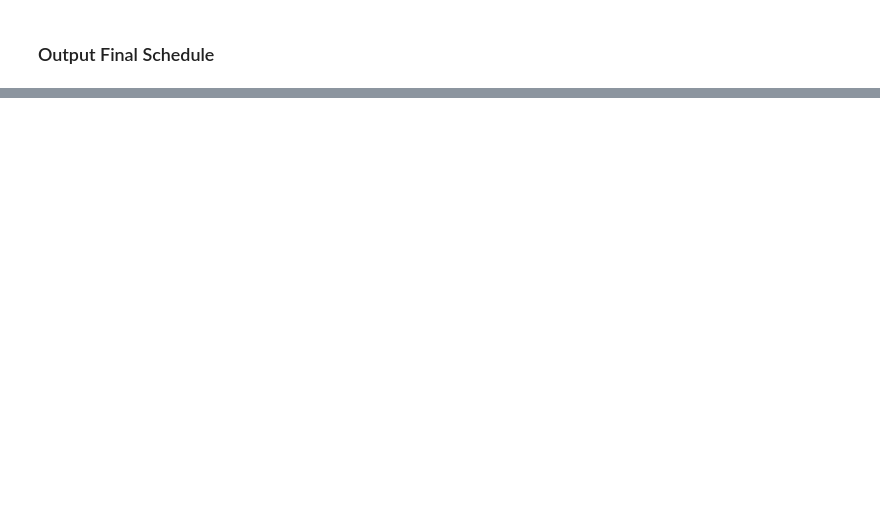
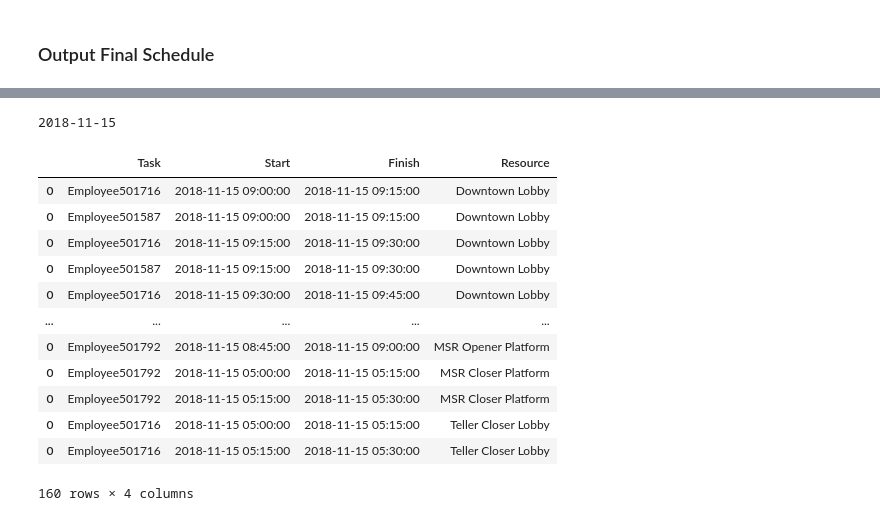
Before and after one commit to hasalfernando/kronos-scheduling-optimization, a Jupyter notebook: scheduling-optimization.ipynb, the cells around one changed output, grey strips where cells are left out. Cells and saved outputs as stored; diff of their text form; code cells hidden in the pictures; blank space fills up the shorter version.

```diff
--- a/scheduling-optimization.ipynb
+++ b/scheduling-optimization.ipynb
@@ -432,11 +463,11 @@ for Employee in Employees:
 # %% [markdown]
 #### 8. Weekly Max days
 # %%
-# for Employee in Employees:
-#     model.constraints.add(
-#         EmpWeeklyMaxDays[Employee] >= sum(
-#             model.dayWorks[Employee, Day] for Day in Days)
-#     )
+for Employee in Employees:
+    model.constraints.add(
+        EmpWeeklyMaxDays[Employee] >= sum(
+            model.dayWorks[Employee, Day] for Day in Days)
+    )
 # %% [markdown]
 #### Link employee assignment for timeslot with employee assignment for day
 # %%
@@ -483,3 +529,17 @@ for (Employee, Day, TSlot, Assignment) in PinnedTaskList:
+# %%
+# Add constraint to model according to the eligibility
+
+# Eligible employees
+for (Day, Employee) in eligibleList:
+    model.constraints.add(
+        1 == model.dayWorks[Employee, Day]
+    )
+
+# Ineligible employees
+for (Day, Employee) in ineligibleList:
+    model.constraints.add(
+        0 == model.dayWorks[Employee, Day]
+    )
 # %%
 opt = SolverFactory('cbc')
 results = opt.solve(model, tee=True)
@@ -681 +762,37 @@ EmpAss2
  'Employee501595': 8.0}
+# %%
+day1Df = day1Df.fillna(0)
+columns = ['Task','Start', 'Finish', 'Resource']
+day1EmpAssign = pd.DataFrame()
+day1Df
+day1Date = datetime(2018, 11, 15).date()
+print(day1Date)
+# 15th employee schedule
+for index, value in day1Df.iterrows():
+    for col in day1Df.columns:
+        try:
+            for emp in value[col]:
+                dateWithTime = (datetime.combine(day1Date,col))
+                day1EmpAssign = day1EmpAssign.append([[emp, dateWithTime, dateWithTime + timedelta(minutes=15), index]])
+        except:
+            None
+
+day1EmpAssign.columns = columns
+# day1EmpAssign.set_index('Employee', inplace=True)
+# day1EmpAssignGrouped = day1EmpAssign.groupby('Employee')
+day1EmpAssign
+# %% [output]
+2018-11-15
+|  | Task | Start | Finish | Resource |
+| 0 | Employee501716 | 2018-11-15 09:00:00 | 2018-11-15 09:15:00 | Downtown Lobby |
+| 0 | Employee501587 | 2018-11-15 09:00:00 | 2018-11-15 09:15:00 | Downtown Lobby |
+| 0 | Employee501716 | 2018-11-15 09:15:00 | 2018-11-15 09:30:00 | Downtown Lobby |
+| 0 | Employee501587 | 2018-11-15 09:15:00 | 2018-11-15 09:30:00 | Downtown Lobby |
+| 0 | Employee501716 | 2018-11-15 09:30:00 | 2018-11-15 09:45:00 | Downtown Lobby |
+| ... | ... | ... | ... | ... |
+| 0 | Employee501792 | 2018-11-15 08:45:00 | 2018-11-15 09:00:00 | MSR Opener Platform |
+| 0 | Employee501792 | 2018-11-15 05:00:00 | 2018-11-15 05:15:00 | MSR Closer Platform |
+| 0 | Employee501792 | 2018-11-15 05:15:00 | 2018-11-15 05:30:00 | MSR Closer Platform |
+| 0 | Employee501716 | 2018-11-15 05:00:00 | 2018-11-15 05:15:00 | Teller Closer Lobby |
+| 0 | Employee501716 | 2018-11-15 05:15:00 | 2018-11-15 05:30:00 | Teller Closer Lobby |
+160 rows × 4 columns
```
Also changed, not shown: parts of 30 cells of this notebook.
